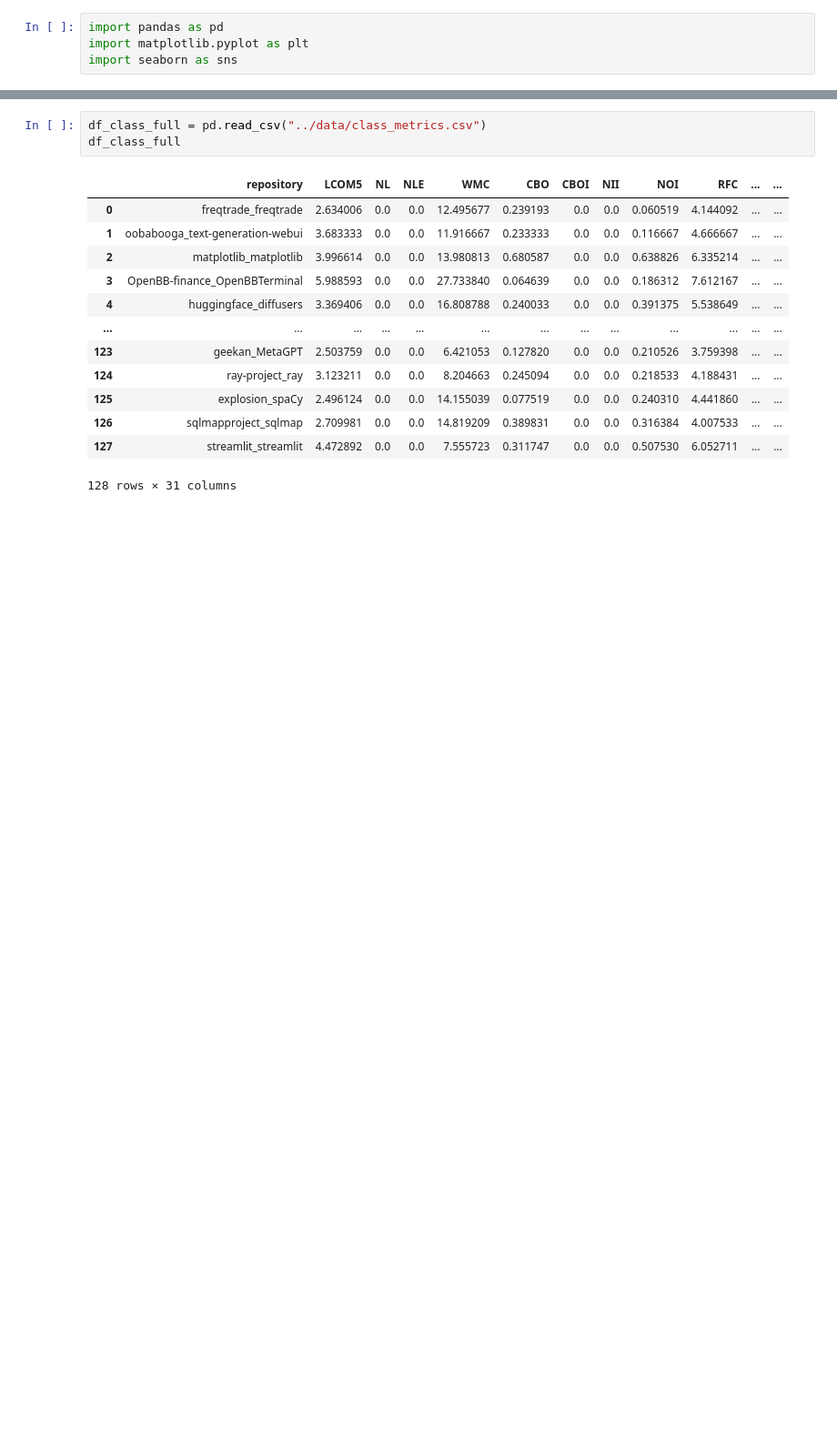
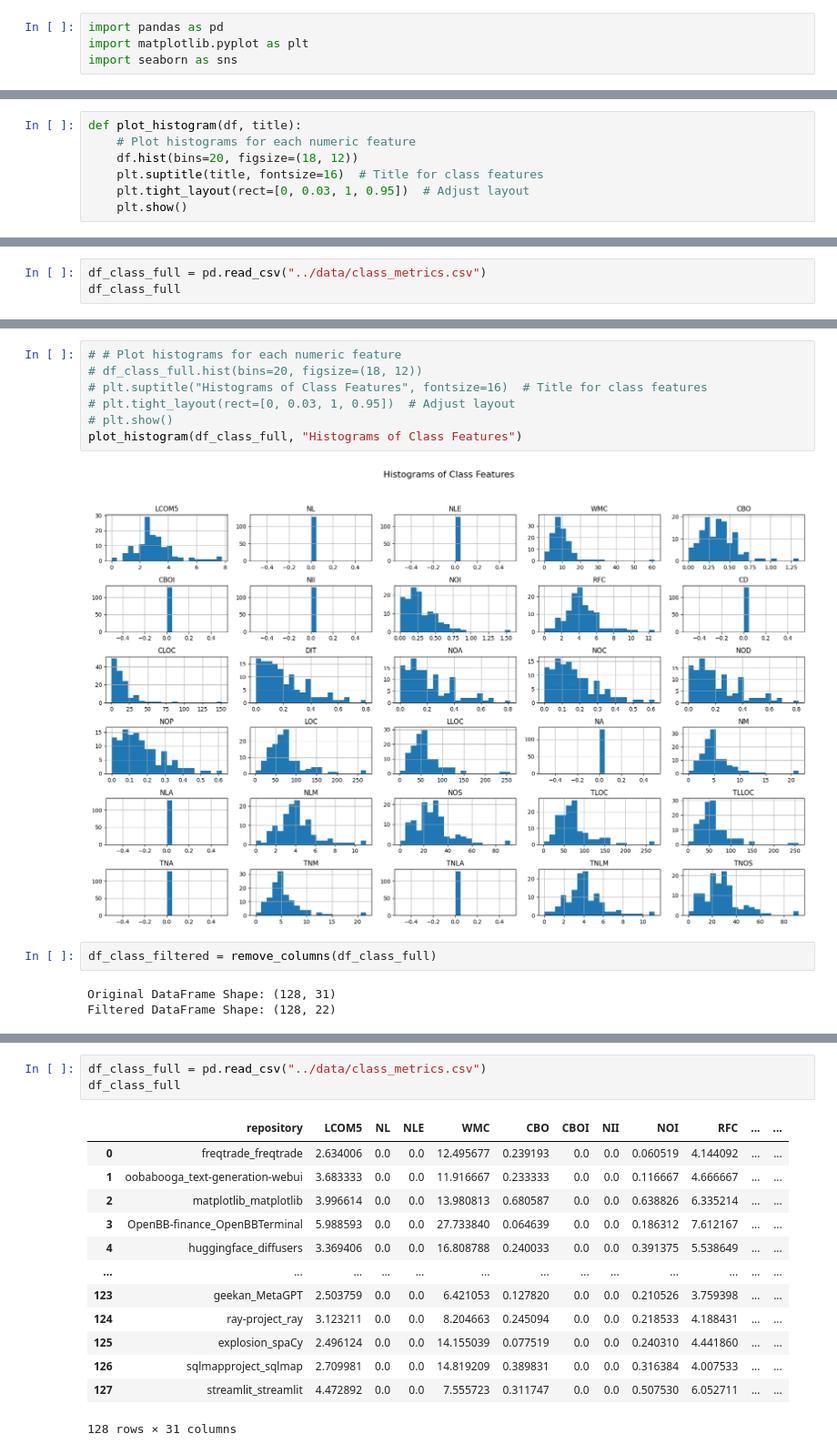
Before and after one commit to simply-pleb/software-metrics-selection, a Jupyter notebook: notebooks/prepare-data.ipynb, the cells around one changed output, grey strips where cells are left out. Shown at 91% size. Drawn from its saved outputs; the diff is of its cells as text; blank space fills up the shorter version.

```diff
--- a/notebooks/prepare-data.ipynb
+++ b/notebooks/prepare-data.ipynb
@@ -4,0 +20,7 @@ import seaborn as sns
+# %%
+def plot_histogram(df, title):
+    # Plot histograms for each numeric feature
+    df.hist(bins=20, figsize=(18, 12))
+    plt.suptitle(title, fontsize=16)  # Title for class features
+    plt.tight_layout(rect=[0, 0.03, 1, 0.95])  # Adjust layout
+    plt.show()
@@ -4,0 +29,3 @@ import seaborn as sns
+# %%
+df_class_full = pd.read_csv("../data/class_metrics.csv")
+df_class_full
@@ -4,0 +46,14 @@ import seaborn as sns
+# %%
+# # Plot histograms for each numeric feature
+# df_class_full.hist(bins=20, figsize=(18, 12))
+# plt.suptitle("Histograms of Class Features", fontsize=16)  # Title for class features
+# plt.tight_layout(rect=[0, 0.03, 1, 0.95])  # Adjust layout
+# plt.show()
+plot_histogram(df_class_full, "Histograms of Class Features")
+# %% [output]
+[figure, added]
+# %%
+df_class_filtered = remove_columns(df_class_full)
+# %% [output]
+Original DataFrame Shape: (128, 31)
+Filtered DataFrame Shape: (128, 22)
```
Also changed, not shown: parts of 19 cells of this notebook, 32 other files.
